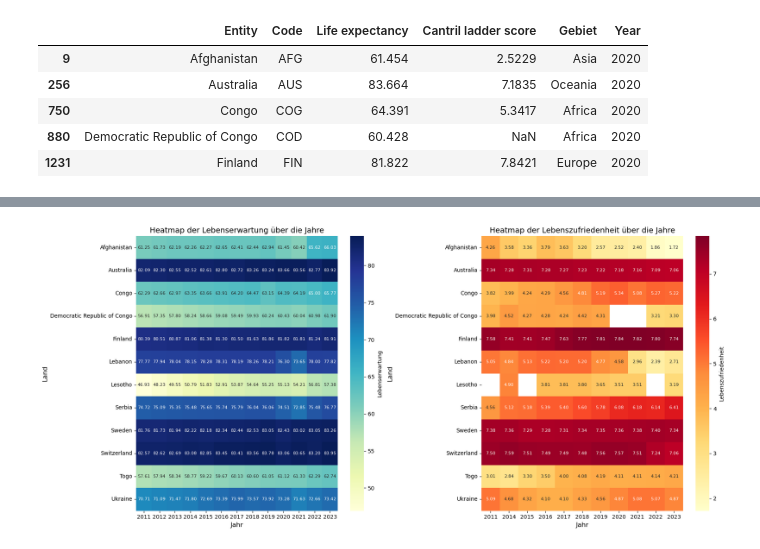
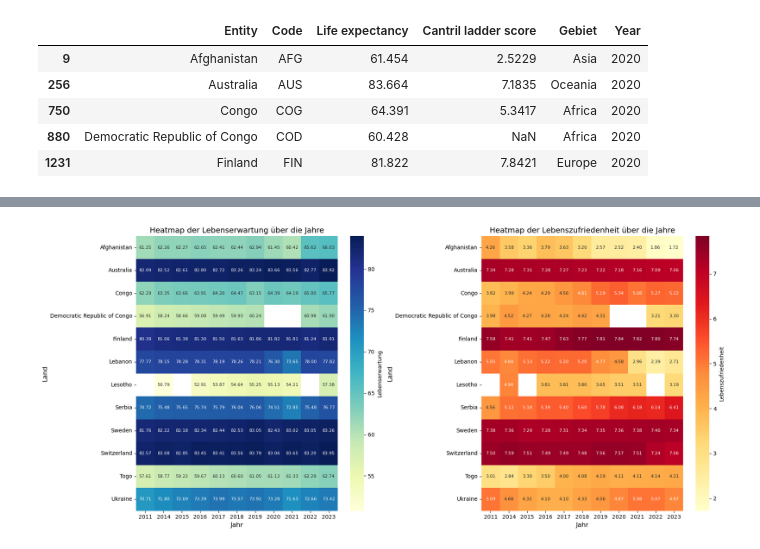
Before and after one commit to Elena-avk/elena, a Jupyter notebook: LN_Python_Elena_Yasemin.ipynb, the cells around one changed output, grey strips where cells are left out. Drawn from its saved outputs; the diff is of its cells as text; code cells hidden in the pictures.

```diff
--- a/LN_Python_Elena_Yasemin.ipynb
+++ b/LN_Python_Elena_Yasemin.ipynb
@@ -555,21 +715,31 @@ plt.show()
-# %%
-df_pivot = df_filtered.pivot_table(index='Entity', columns='Year', values=['Life expectancy', 'Cantril ladder score'])
-
-fig, axes = plt.subplots(1, 2, figsize=(18, 8))  # 1 Zeile, 2 Spalten
-
-sns.heatmap(df_pivot['Life expectancy'], cmap='YlGnBu', annot=True, fmt='.2f', cbar_kws={'label': 'Lebenserwartung'},
-            ax=axes[0], annot_kws={'size': 8})  # Schriftgröße anpassen
-axes[0].set_title('Heatmap der Lebenserwartung über die Jahre', fontsize=14)
-axes[0].set_xlabel('Jahr', fontsize=12)
-axes[0].set_ylabel('Land', fontsize=12)
-
-sns.heatmap(df_pivot['Cantril ladder score'], cmap='YlOrRd', annot=True, fmt='.2f', cbar_kws={'label': 'Lebenszufriedenheit'},
-            ax=axes[1], annot_kws={'size': 8})
-axes[1].set_title('Heatmap der Lebenszufriedenheit über die Jahre', fontsize=14)
-axes[1].set_xlabel('Jahr', fontsize=12)
-axes[1].set_ylabel('Land', fontsize=12)
-
-plt.tight_layout()
-plt.show()
-# %% [output]
-[figure, removed]
+# %%
+selected_countries = ['Switzerland', 'Sweden', 'Finland', 'Serbia', 'Australia',
+                      'Afghanistan', 'Lebanon', 'Lesotho', 'Togo', 'Congo',
+                      'Democratic Republic of Congo', 'Ukraine']
+
+df_filtered = df[df['Entity'].isin(selected_countries)]
+
+df_filtered = df_filtered.dropna(subset=['Life expectancy', 'Cantril ladder score'])
+
+df_pivot_life_expectancy = df_filtered.pivot_table(index='Entity', columns='Year', values='Life expectancy')
+
+df_pivot_cantril_score = df_filtered.pivot_table(index='Entity', columns='Year', values='Cantril ladder score')
+
+fig, axes = plt.subplots(1, 2, figsize=(18, 8))  # 1 Zeile, 2 Spalten
+
+sns.heatmap(df_pivot_life_expectancy, cmap='YlGnBu', annot=True, fmt='.2f', cbar_kws={'label': 'Lebenserwartung'},
+            ax=axes[0], annot_kws={'size': 8})  # Schriftgröße anpassen
+axes[0].set_title('Heatmap der Lebenserwartung über die Jahre', fontsize=14)
+axes[0].set_xlabel('Jahr', fontsize=12)
+axes[0].set_ylabel('Land', fontsize=12)
+
+sns.heatmap(df_pivot_cantril_score, cmap='YlOrRd', annot=True, fmt='.2f', cbar_kws={'label': 'Lebenszufriedenheit'},
+            ax=axes[1], annot_kws={'size': 8})
+axes[1].set_title('Heatmap der Lebenszufriedenheit über die Jahre', fontsize=14)
+axes[1].set_xlabel('Jahr', fontsize=12)
+axes[1].set_ylabel('Land', fontsize=12)
+
+plt.tight_layout()
+plt.show()
+# %% [output]
+[figure, added]
```
Also changed, not shown: parts of 14 cells of this notebook.
